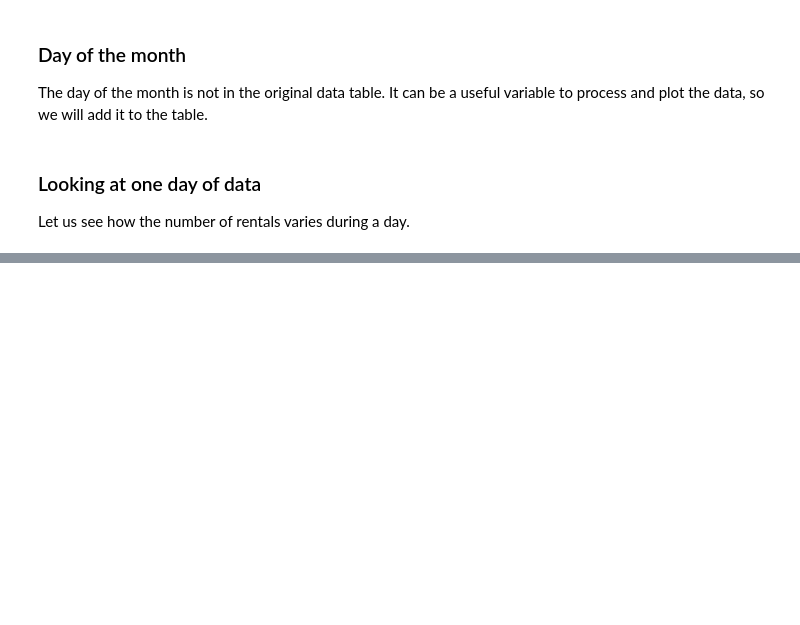
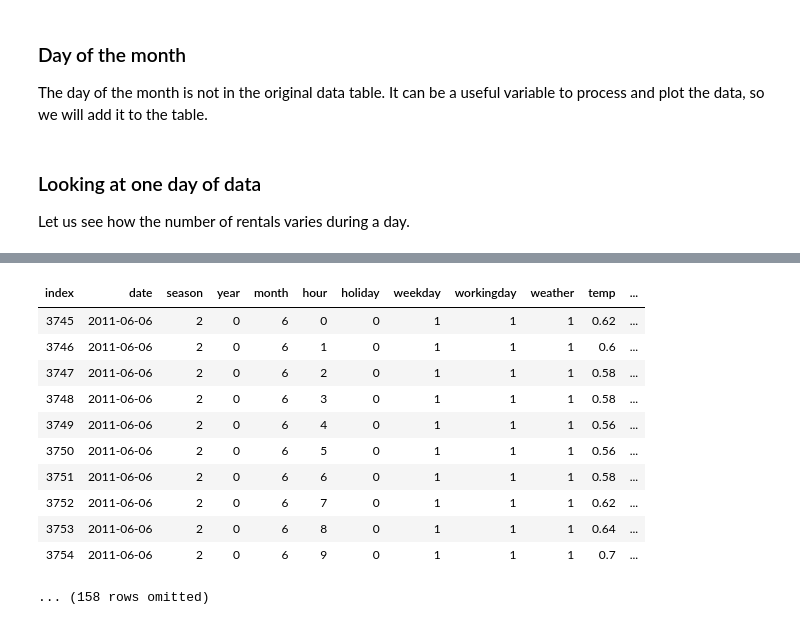
Before and after one commit to wesleyjin/smart-cities-connector, a Jupyter notebook: demos/Bikeshare.ipynb, the cells around one changed output, grey strips where cells are left out. Drawn from its saved outputs; the diff is of its cells as text; code cells hidden in the pictures; blank space fills up the shorter version.

```diff
--- a/demos/Bikeshare.ipynb
+++ b/demos/Bikeshare.ipynb
@@ -114,0 +95,15 @@ get_one_day_of_bike_counts(month=10, day = 25, plot=True)
+# %%
+bikeShort
+# %% [output]
+| index | date | season | year | month | hour | holiday | weekday | workingday | weather | temp | ... |
+| 3745 | 2011-06-06 | 2 | 0 | 6 | 0 | 0 | 1 | 1 | 1 | 0.62 | ... |
+| 3746 | 2011-06-06 | 2 | 0 | 6 | 1 | 0 | 1 | 1 | 1 | 0.6 | ... |
+| 3747 | 2011-06-06 | 2 | 0 | 6 | 2 | 0 | 1 | 1 | 1 | 0.58 | ... |
+| 3748 | 2011-06-06 | 2 | 0 | 6 | 3 | 0 | 1 | 1 | 1 | 0.58 | ... |
+| 3749 | 2011-06-06 | 2 | 0 | 6 | 4 | 0 | 1 | 1 | 1 | 0.56 | ... |
+| 3750 | 2011-06-06 | 2 | 0 | 6 | 5 | 0 | 1 | 1 | 1 | 0.56 | ... |
+| 3751 | 2011-06-06 | 2 | 0 | 6 | 6 | 0 | 1 | 1 | 1 | 0.58 | ... |
+| 3752 | 2011-06-06 | 2 | 0 | 6 | 7 | 0 | 1 | 1 | 1 | 0.62 | ... |
+| 3753 | 2011-06-06 | 2 | 0 | 6 | 8 | 0 | 1 | 1 | 1 | 0.64 | ... |
+| 3754 | 2011-06-06 | 2 | 0 | 6 | 9 | 0 | 1 | 1 | 1 | 0.7 | ... |
+... (158 rows omitted)
```
Also changed, not shown: parts of 8 cells of this notebook, 3 other files.
